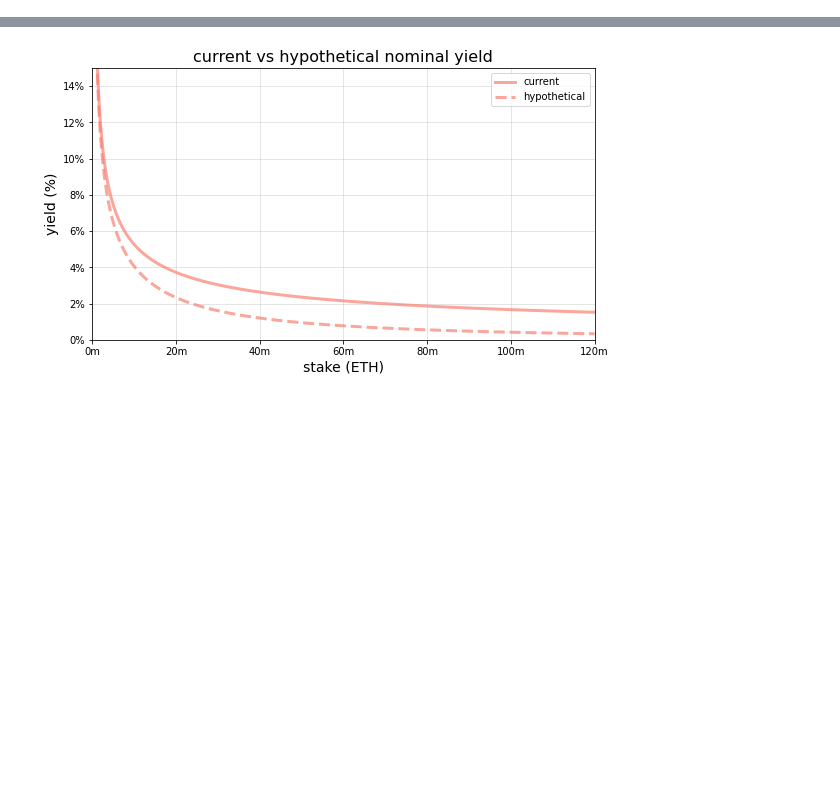
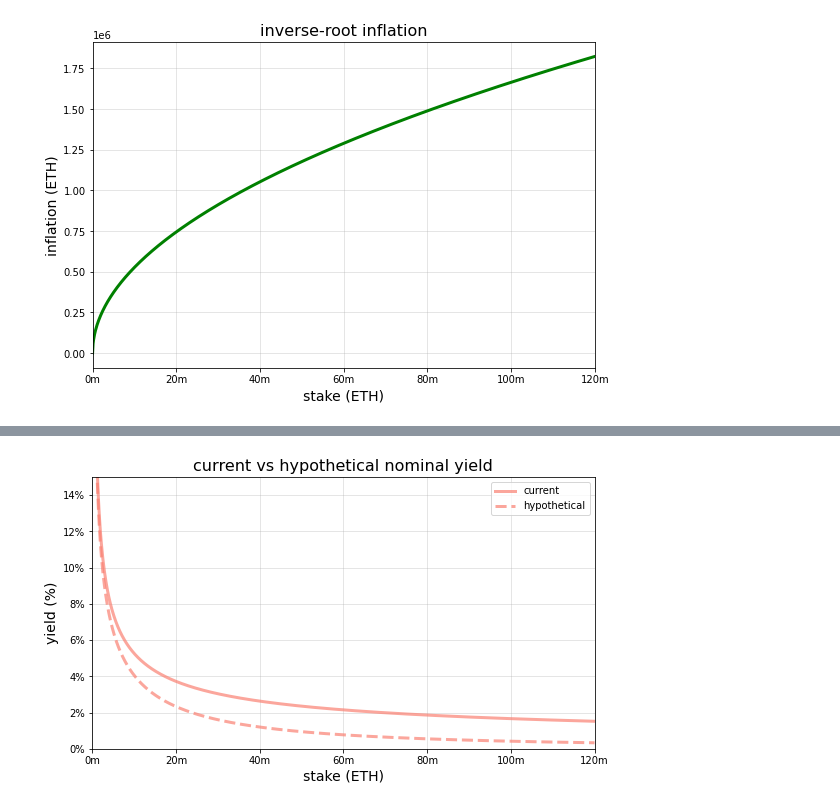
Before and after one commit to michaelneuder/issuance, a Jupyter notebook: Issuance Issues – Subsequent Soliliquy.ipynb, the cells around one changed output, grey strips where cells are left out. Cells and saved outputs as stored; diff of their text form; code cells hidden in the pictures; blank space fills up the shorter version.

```diff
--- a/Issuance Issues – Subsequent Soliliquy.ipynb
+++ b/Issuance Issues – Subsequent Soliliquy.ipynb
@@ -54,3 +42,21 @@ inflation = STAKED * y
+# %%
+f, ax = plt.subplots(figsize=(9,6))
+ax.plot(STAKED, inflation, color='green', linewidth=3, alpha=1)
+
+ax.set_xlim(0,120_000_000)
+xticks = np.arange(0, 120_000_001, 20_000_000)
+ax.set_xticks(xticks)
+ax.set_xticklabels(["{:d}m".format(int(tick/1_000_000)) for tick in xticks])
+ax.set_xlabel("stake (ETH)", size=14)
+ax.grid(alpha=0.4)
+ax.set_ylabel("inflation (ETH)", size=14)
+
+
+ax.set_title("inverse-root inflation", size=16)
+
+plt.show()
+# %% [output]
+[figure, added]
 # %%
 f, axarr = plt.subplots(ncols=2, figsize=(11,5))
 
```
Also changed, not shown: parts of 31 cells of this notebook.
